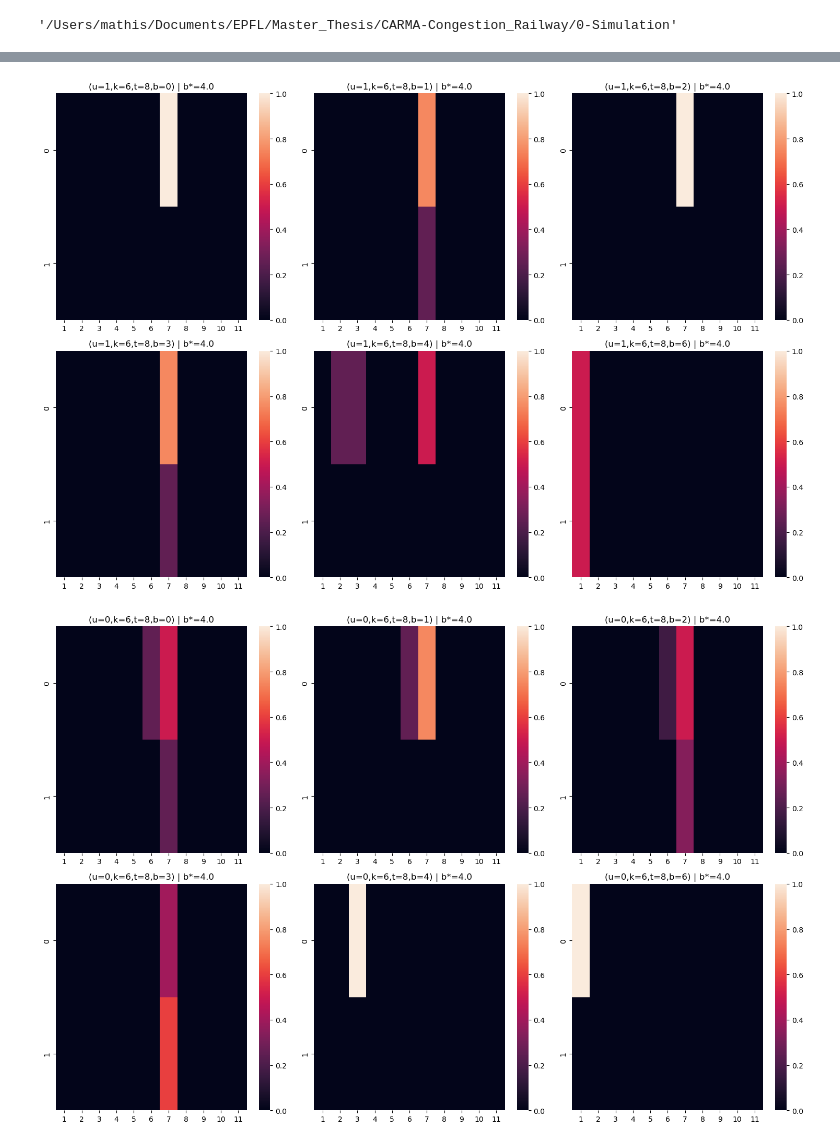
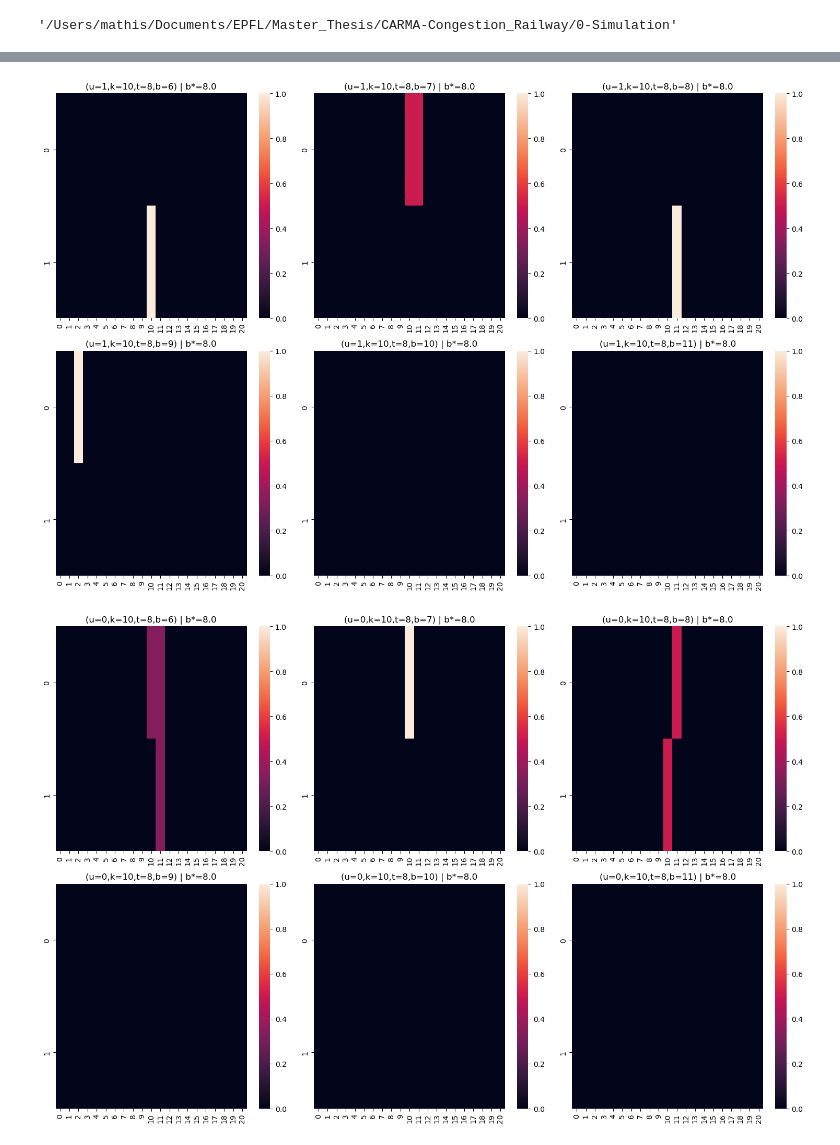
Before and after one commit to mmagnin-hub/CARMA-Congestion_Railway, a Jupyter notebook: 0-Simulation/figure.ipynb, the cells around one changed output, grey strips where cells are left out. Drawn from its saved outputs; the diff is of its cells as text; code cells hidden in the pictures.

```diff
--- a/0-Simulation/figure.ipynb
+++ b/0-Simulation/figure.ipynb
@@ -13,7 +13,7 @@ os.getcwd()
 # %% [output]
 '/Users/mathis/Documents/EPFL/Master_Thesis/CARMA-Congestion_Railway/0-Simulation'
 # %%
-path = "../results_0/"
+path = "../results_1/"
 
 with open(path + 'groups.pkl', 'rb') as f:
     groups = pickle.load(f)
@@ -74,11 +42,11 @@ State (u=0, k=1), Action (t=9, b=100), Q-value: -9.390039628105473, Policy: 0.0
 # %%
-plot_transition_matrix(group, u=1, k=[6], t=8, b=[0,1,2,3,4,6], b_star=system.b_star)
+plot_transition_matrix(group, u=1, k=[10], t=8, b=[6,7,8,9,10,11], b_star=system.b_star, window_size=10)
 # %% [output]
-[figure, old version]
+[figure, new version]
 # %%
-plot_transition_matrix(group, u=0, k=[6], t=8, b=[0,1,2,3,4,6], b_star=system.b_star)
+plot_transition_matrix(group, u=0, k=[10], t=8, b=[6,7,8,9,10,11], b_star=system.b_star, window_size=10)
 # %% [output]
-[figure, old version]
+[figure, new version]
 # %%
 plot_policy_convergence(error_vec, n_day, n_groups)
 # %% [output]
```
Also changed, not shown: parts of 12 cells of this notebook, 3 other files.
